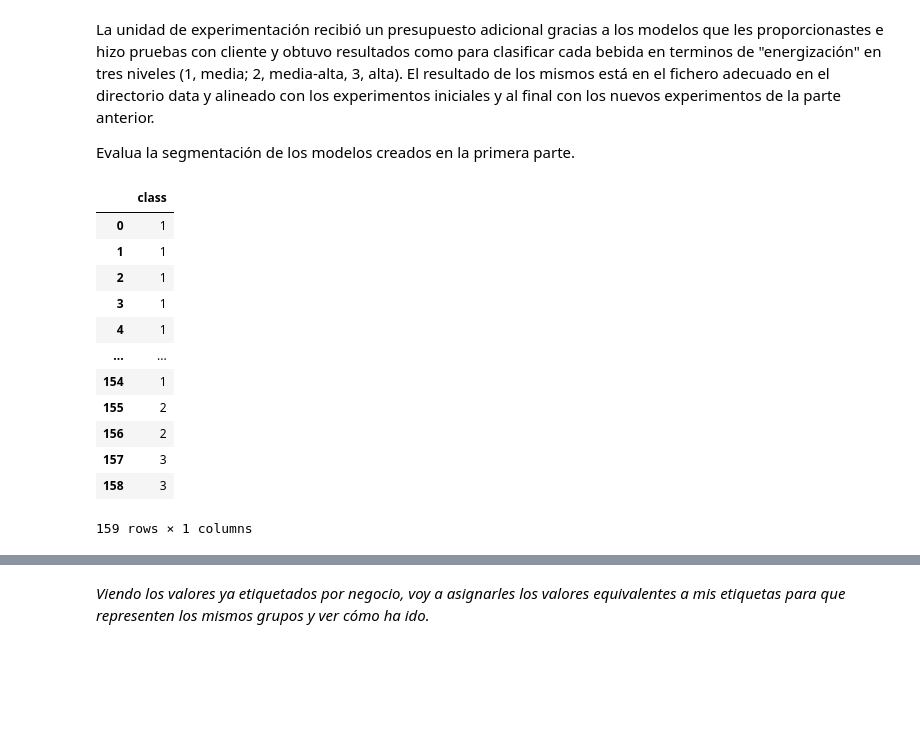
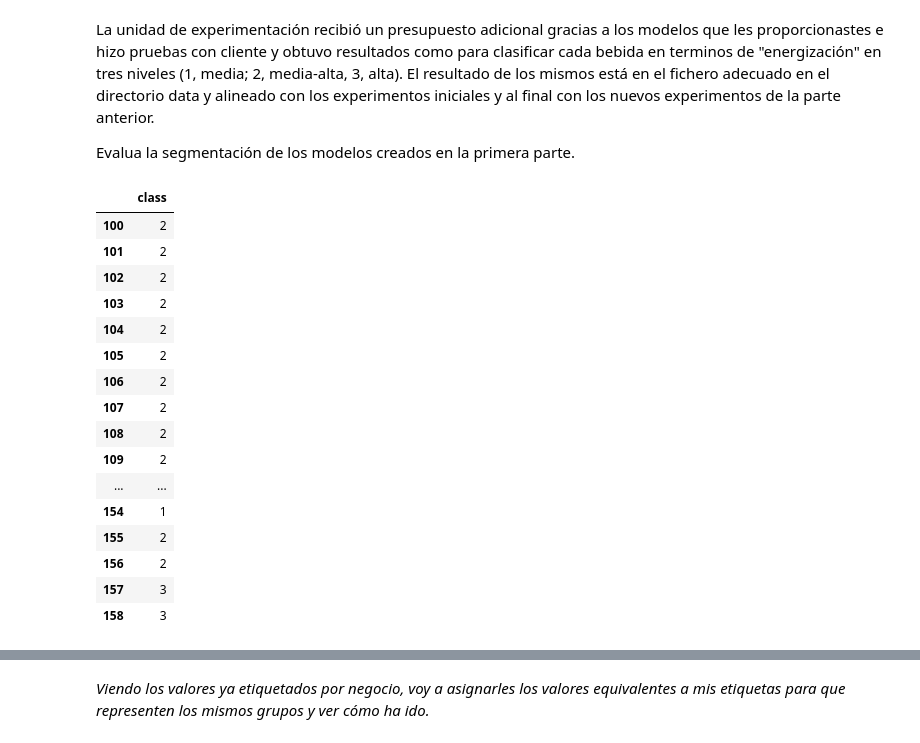
Before and after one commit to DarioRuizGon/ONLINE_DS_THEBRIDGE_DARIO, a Jupyter notebook: Sprint_13/Unidad_2/18_Practica_Obligatoria_Clustering_II.ipynb, the cells around one changed output, grey strips where cells are left out. Saved outputs shown, nothing was run; the diff lists cells and outputs as text; code cells hidden in the pictures; blank space fills up the shorter version.

```diff
--- a/Sprint_13/Unidad_2/18_Practica_Obligatoria_Clustering_II.ipynb
+++ b/Sprint_13/Unidad_2/18_Practica_Obligatoria_Clustering_II.ipynb
@@ -467,21 +524,25 @@ La unidad de experimentación recibió un presupuesto adicional gracias a los mo
 Evalua la segmentación de los modelos creados en la primera parte.
 # %%
 soluciones = pd.read_csv("./data/power_results.csv", sep = "|")
-soluciones
+soluciones.iloc[100:]
 # %% [output]
 |  | class |
-| 0 | 1 |
-| 1 | 1 |
-| 2 | 1 |
-| 3 | 1 |
-| 4 | 1 |
+| 100 | 2 |
+| 101 | 2 |
+| 102 | 2 |
+| 103 | 2 |
+| 104 | 2 |
+| 105 | 2 |
+| 106 | 2 |
+| 107 | 2 |
+| 108 | 2 |
+| 109 | 2 |
 | ... | ... |
 | 154 | 1 |
 | 155 | 2 |
 | 156 | 2 |
 | 157 | 3 |
 | 158 | 3 |
-159 rows × 1 columns
 # %%
 df.iloc[100:]
 # %% [output]
```
Also changed, not shown: parts of 20 cells of this notebook.
